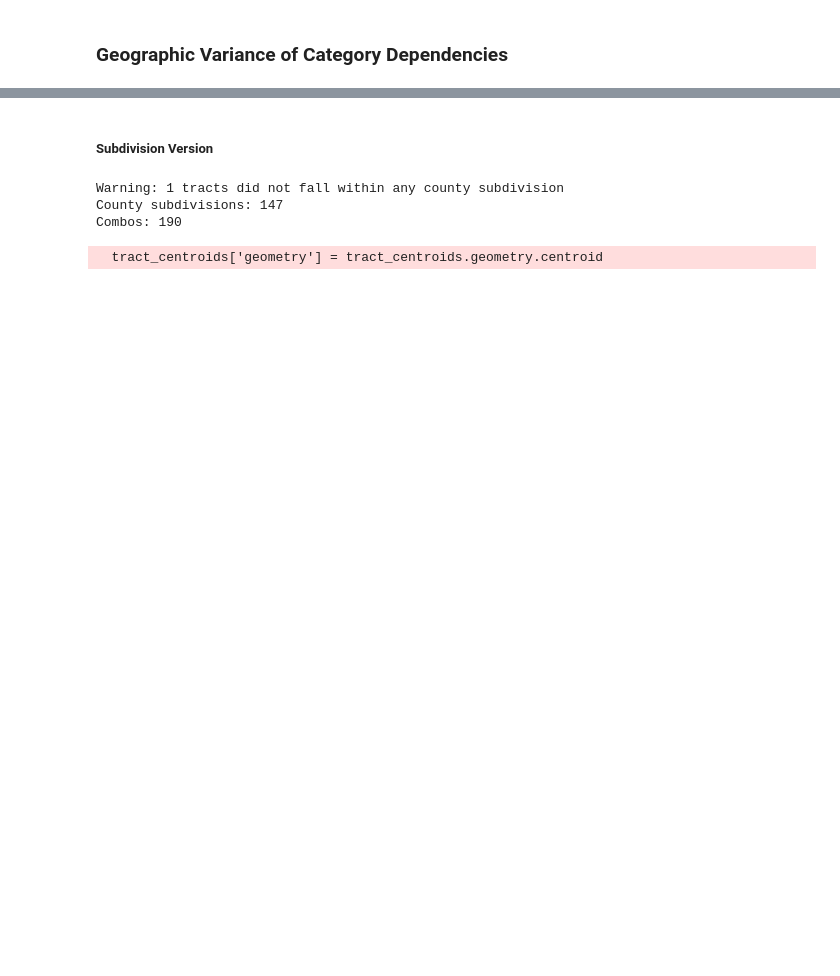
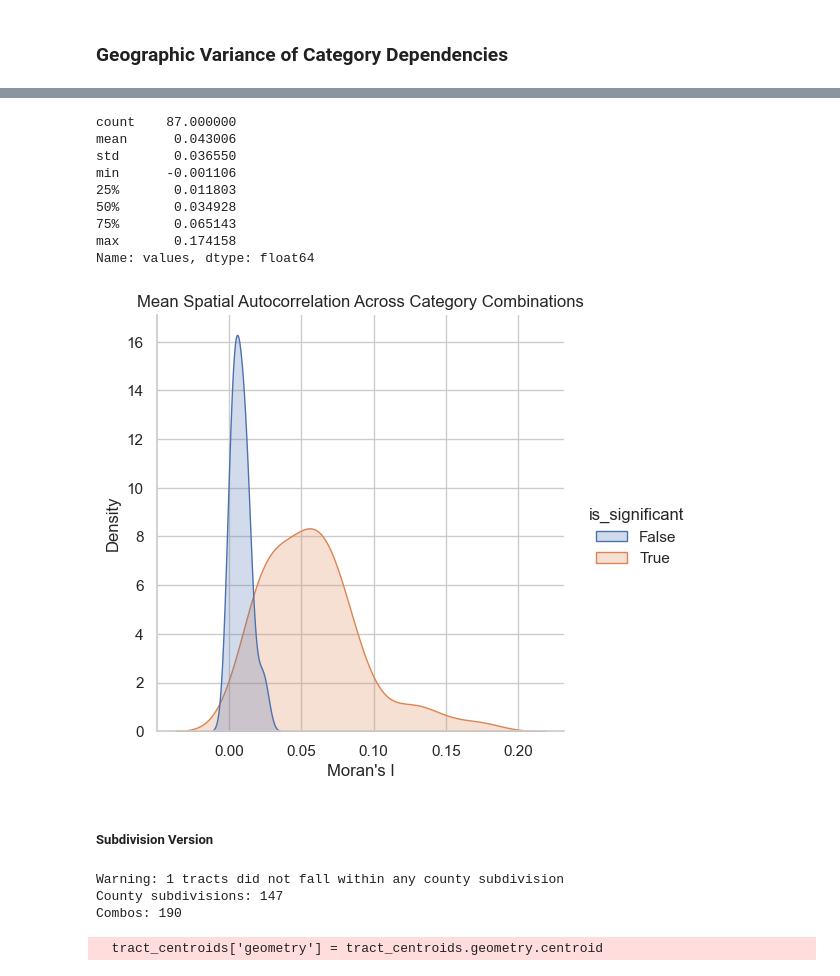
Before and after one commit to caleb-chandler/dependency-link-prediction, a Jupyter notebook: analysis.ipynb, the cells around one changed output, grey strips where cells are left out. Saved outputs shown, nothing was run; the diff lists cells and outputs as text; code cells hidden in the pictures; blank space fills up the shorter version.

```diff
--- a/analysis.ipynb
+++ b/analysis.ipynb
@@ -812,5 +824,5 @@ def map_dep(to_plot, map_vers='combo', combo_type=None, save_name='unnamed'):
 # %%
-# identify which ones are the most interesting and plot them
+# --- identify which ones are the most interesting and plot them ---
 
 if 'stats' not in globals() and 'stats' not in locals() or stats is None or \
    'G' not in globals() and 'G' not in locals() or G is None:
@@ -828,10 +840,10 @@ for n in G.nodes():
 combos = list(itertools.combinations(sorted(cats), 2))
 
 # build spatial weights once from tract_gdf
-w = Queen.from_dataframe(tract_gdf.set_index('tract'))
+w = Queen.from_dataframe(tract_gdf.set_index('tract'), use_index=False)
 w.transform = 'r'
 
-measures = {}
+measures = []
 min_tracts = 500
 for c in combos:
     filtered_df = stats[(stats['cat1'] == c[0]) & (stats['cat2'] == c[1])]
@@ -843,20 +855,21 @@ for c in combos:
     dep_series = tract_gdf['tract'].map(observed.set_index('tract')['dep']).fillna(0)
 
     mi = esda.Moran(dep_series, w)
-    # only keep spatially structured combos (p < 0.05)
-    if mi.p_sim < 0.05:
-        measures[c] = mi.I
+    measures.append((c, mi.I, mi.p_sim))
+
+# filter for statistical significance
+surviving_combos = [item for item in measures if item[2] < 0.05]
 
 # check if no surviving tracts
-if len(measures.items()) < 10:
+if len(surviving_combos) < 10:
     print(f"Not enough combos found for min_tracts >= {min_tracts}")
 
 # print out top 10
-top10 = sorted(measures.items(), key=lambda item: item[1], reverse=True)[:10]
-for k, v in top10:
-    print(f"{k}: {v}")
+top10 = sorted(surviving_combos, key=lambda item: item[1], reverse=True)[:10]
+for i, item in enumerate(top10, 1):
+    print(f"#{i} {item[0]}: {item[1]:.4f}")
 
-for c in top10:
-    combo = c[0]
+for i, item in enumerate(top10, 1):
+    combo = item[0]
     elem1, elem2 = combo[0].split(' ')[0].lower(), combo[1].split(' ')[0].lower()
-    map_dep(combo, save_name=f"{elem1}_{elem2}")
+    map_dep(combo, save_name=f"{elem1}_{elem2}", rank=i)
@@ -863,3 +897,27 @@ for c in top10:
+# %%
+# --- statistical summary ---
+
+meas_df = pd.DataFrame(measures, columns=['combos', 'values', 'p-values'])
+
+print(meas_df['values'].describe())
+
+meas_df['is_significant'] = meas_df['p-values'] < 0.05
+
+sns.displot(data=meas_df, x='values', hue='is_significant', kind='kde', fill=True)
+plt.title("Mean Spatial Autocorrelation Across Category Combinations")
+plt.xlabel("Moran's I")
+plt.show()
+# %% [output]
+count    87.000000
+mean      0.043006
+std       0.036550
+min      -0.001106
+25%       0.011803
+50%       0.034928
+75%       0.065143
+max       0.174158
+Name: values, dtype: float64
+[figure, added]
 # %% [markdown]
 ##### Subdivision Version
 # %%
```
Also changed, not shown: parts of 3 cells of this notebook, 12 other files.
